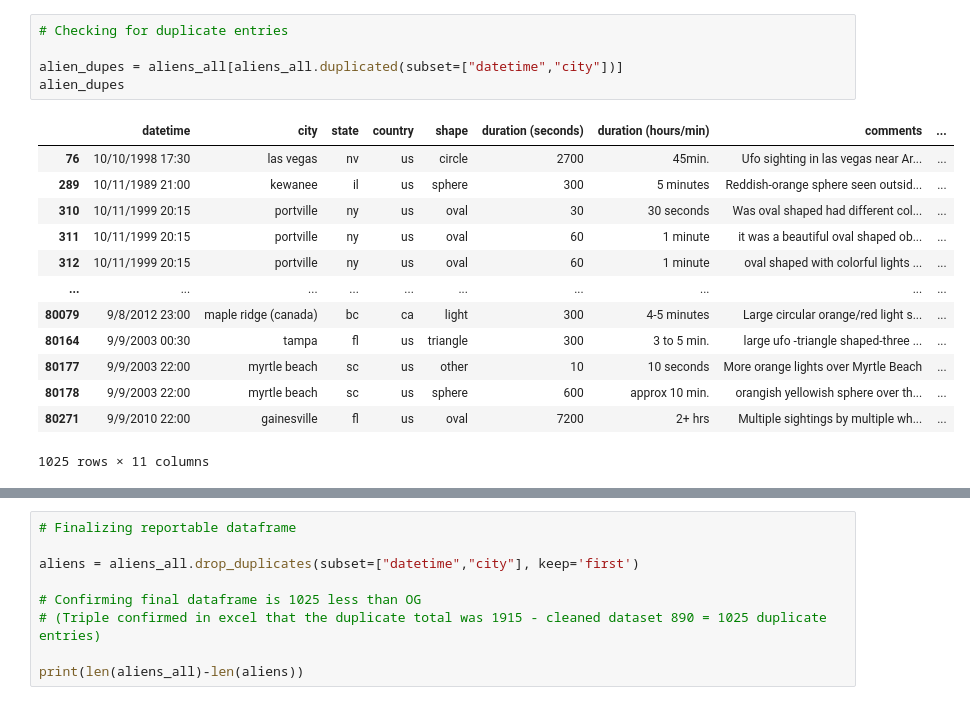
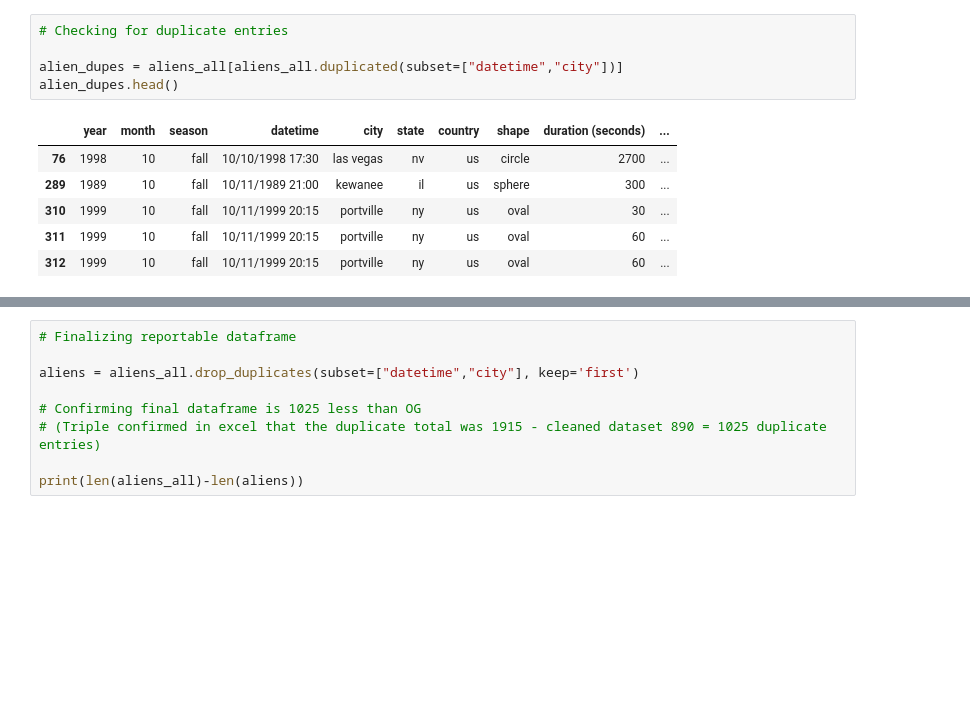
Before and after one commit to famndox/P1-EclipseFusion, a Jupyter notebook: alien_pandas.ipynb, the cells around one changed output, grey strips where cells are left out. Cells and saved outputs as stored; diff of their text form; blank space fills up the shorter version.

```diff
--- a/alien_pandas.ipynb
+++ b/alien_pandas.ipynb
@@ -41,22 +37,15 @@ aliens_all
 # %%
 # Checking for duplicate entries
 
 alien_dupes = aliens_all[aliens_all.duplicated(subset=["datetime","city"])]
-alien_dupes
+alien_dupes.head()
 # %% [output]
-|  | datetime | city | state | country | shape | duration (seconds) | duration (hours/min) | comments | ... |
-| 76 | 10/10/1998 17:30 | las vegas | nv | us | circle | 2700 | 45min. | Ufo sighting in las vegas near Ar... | ... |
-| 289 | 10/11/1989 21:00 | kewanee | il | us | sphere | 300 | 5 minutes | Reddish-orange sphere seen outsid... | ... |
-| 310 | 10/11/1999 20:15 | portville | ny | us | oval | 30 | 30 seconds | Was oval shaped had different col... | ... |
-| 311 | 10/11/1999 20:15 | portville | ny | us | oval | 60 | 1 minute | it was a beautiful oval shaped ob... | ... |
-| 312 | 10/11/1999 20:15 | portville | ny | us | oval | 60 | 1 minute | oval shaped with colorful lights ... | ... |
-| ... | ... | ... | ... | ... | ... | ... | ... | ... | ... |
-| 80079 | 9/8/2012 23:00 | maple ridge (canada) | bc | ca | light | 300 | 4-5 minutes | Large circular orange/red light s... | ... |
-| 80164 | 9/9/2003 00:30 | tampa | fl | us | triangle | 300 | 3 to 5 min. | large ufo -triangle shaped-three ... | ... |
-| 80177 | 9/9/2003 22:00 | myrtle beach | sc | us | other | 10 | 10 seconds | More orange lights over Myrtle Beach | ... |
-| 80178 | 9/9/2003 22:00 | myrtle beach | sc | us | sphere | 600 | approx 10 min. | orangish yellowish sphere over th... | ... |
-| 80271 | 9/9/2010 22:00 | gainesville | fl | us | oval | 7200 | 2+ hrs | Multiple sightings by multiple wh... | ... |
+|  | year | month | season | datetime | city | state | country | shape | duration (seconds) | ... |
+| 76 | 1998 | 10 | fall | 10/10/1998 17:30 | las vegas | nv | us | circle | 2700 | ... |
+| 289 | 1989 | 10 | fall | 10/11/1989 21:00 | kewanee | il | us | sphere | 300 | ... |
+| 310 | 1999 | 10 | fall | 10/11/1999 20:15 | portville | ny | us | oval | 30 | ... |
+| 311 | 1999 | 10 | fall | 10/11/1999 20:15 | portville | ny | us | oval | 60 | ... |
+| 312 | 1999 | 10 | fall | 10/11/1999 20:15 | portville | ny | us | oval | 60 | ... |
-1025 rows × 11 columns
 # %%
 # Confirming drop_duplicates is working
 
```
Also changed, not shown: parts of 16 cells of this notebook, 1 other file.
